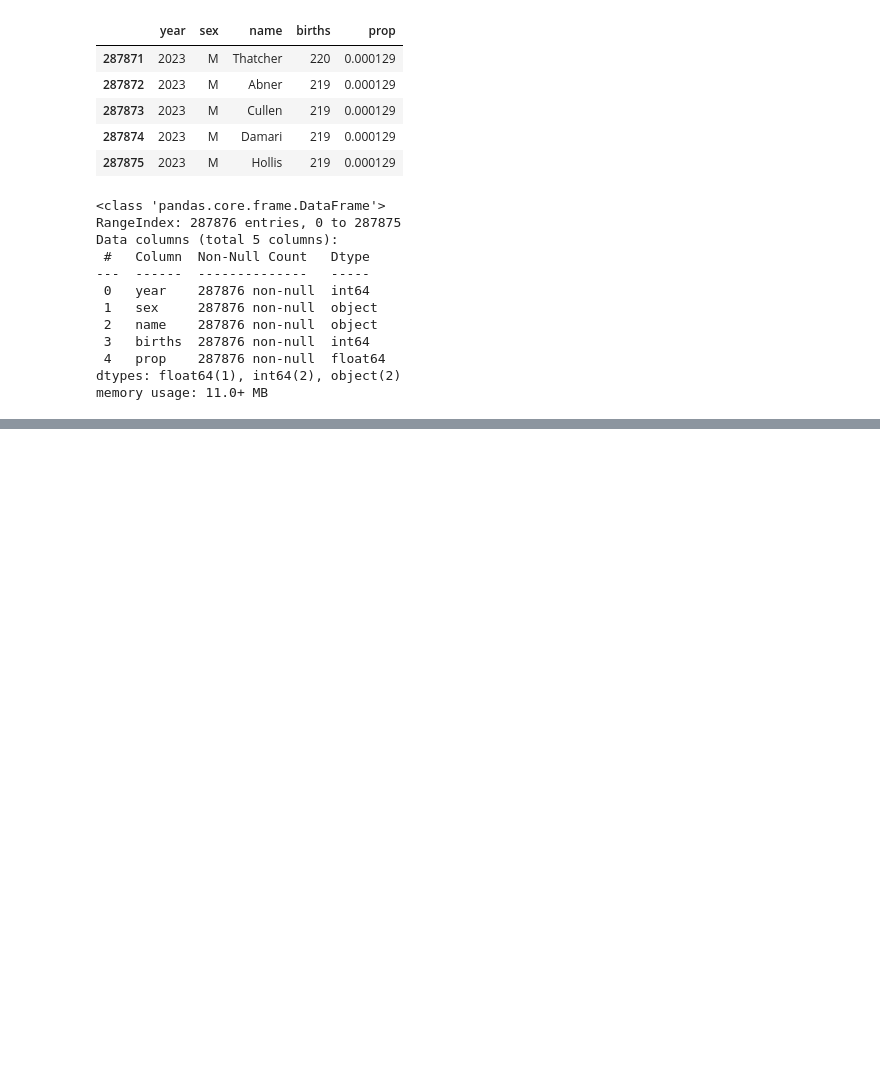
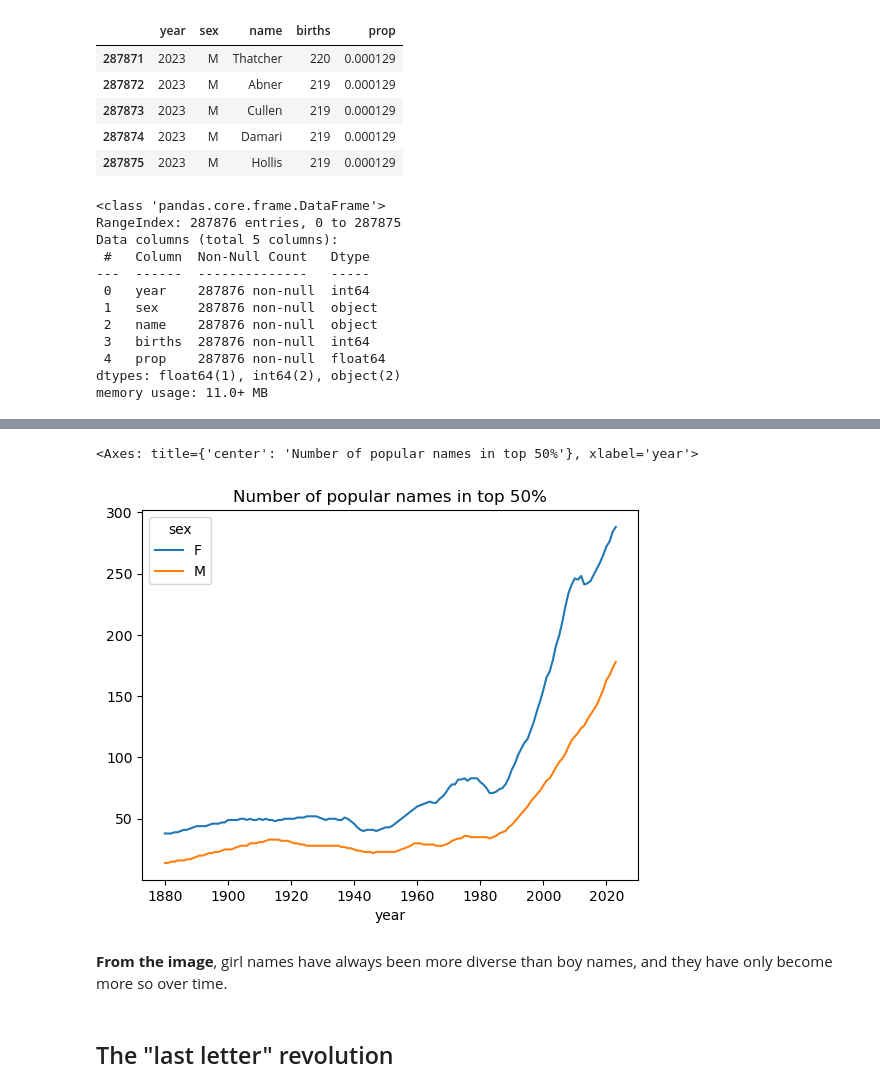
Before and after one commit to dangtna1/US-baby-names-1880-2023, a Jupyter notebook: names-analysis.ipynb, the cells around one changed output, grey strips where cells are left out. Cells and saved outputs as stored; diff of their text form; code cells hidden in the pictures; blank space fills up the shorter version.

```diff
--- a/names-analysis.ipynb
+++ b/names-analysis.ipynb
@@ -121,0 +213,7 @@ memory usage: 11.0+ MB
+# %%
+def get_quantile_count(group, p=0.5):
+    group.sort_values('prop', ascending=False)
+    return group['prop'].cumsum().searchsorted(p) + 1
+
+diversity = top_1000.groupby(['year', 'sex']).apply(get_quantile_count, include_groups=False)
+diversity.head()
@@ -121,0 +228,3 @@ memory usage: 11.0+ MB
+# %%
+diversity = diversity.unstack() # used to pivot a level of a multi-indexed DataFrame or Series to its columns
+diversity
@@ -121,0 +246,10 @@ memory usage: 11.0+ MB
+# %%
+diversity.plot(title="Number of popular names in top 50%")
+# %% [output]
+<Axes: title={'center': 'Number of popular names in top 50%'}, xlabel='year'>
+[figure, added]
+# %% [markdown]
+**From the image**, girl names have always been more diverse than boy names, and they
+have only become more so over time.
+# %% [markdown]
+## The "last letter" revolution
```
Also changed, not shown: parts of 37 cells of this notebook.
